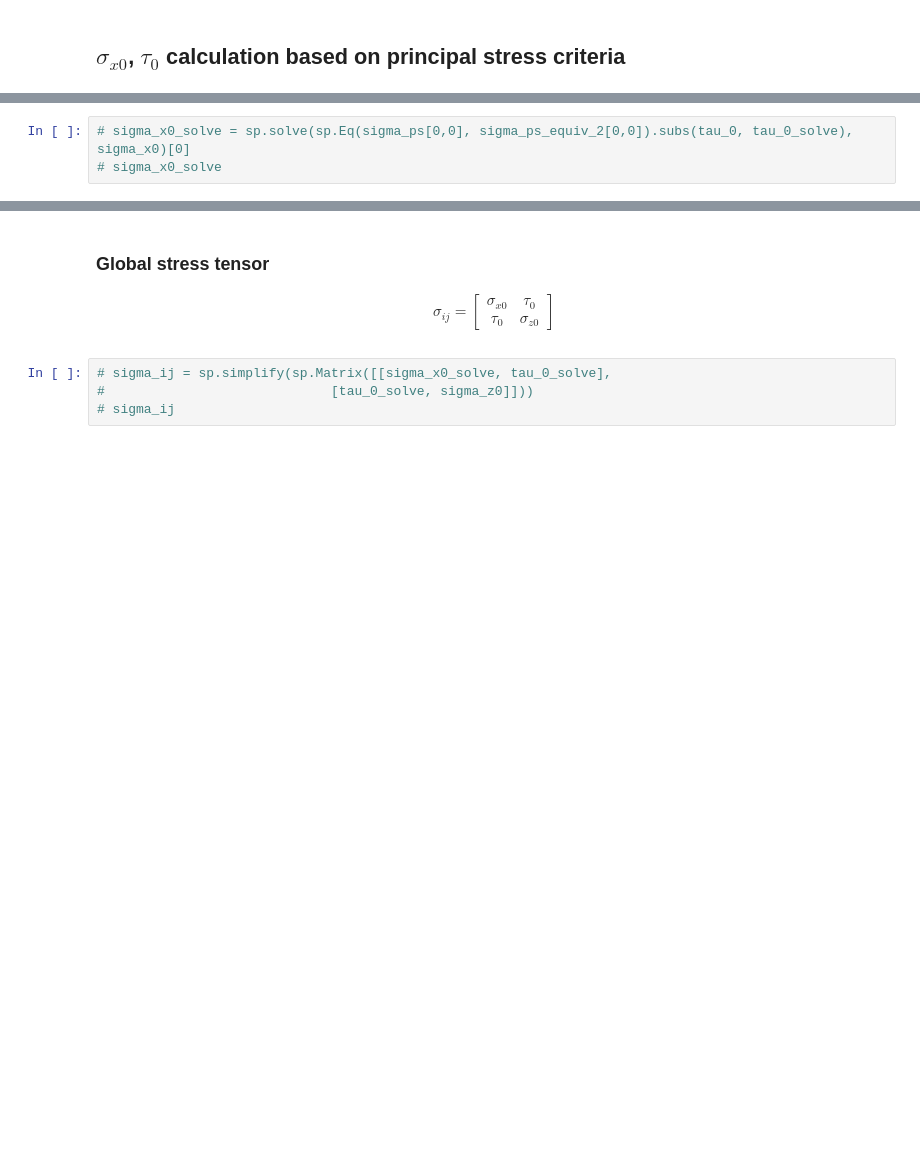
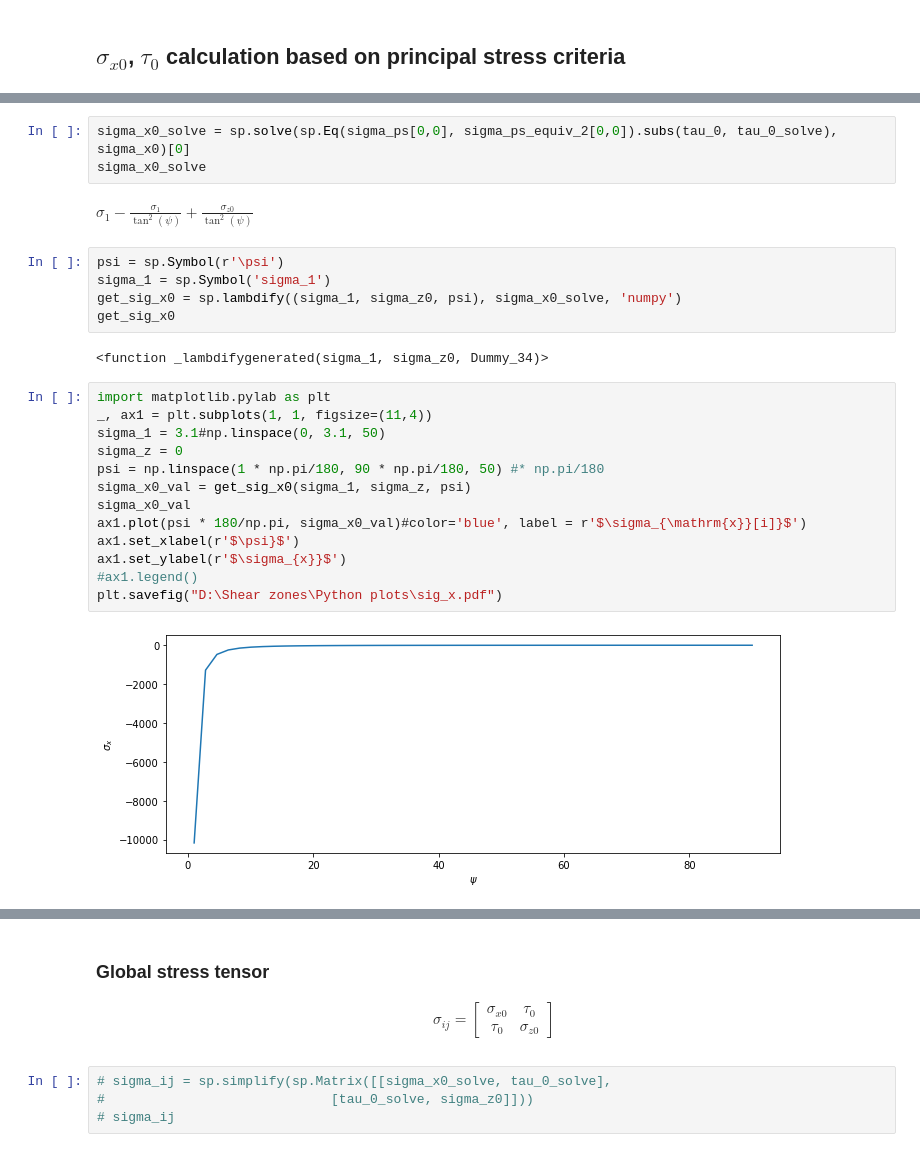
Before and after one commit to bmcs-group/bmcs_shear_zone, a Jupyter notebook: notebooks/fib/crack_tip_martin_concept_implementation_(fahad).ipynb, the cells around one changed output, grey strips where cells are left out. Drawn from its saved outputs; the diff is of its cells as text; blank space fills up the shorter version.

```diff
--- a/notebooks/fib/crack_tip_martin_concept_implementation_(fahad).ipynb
+++ b/notebooks/fib/crack_tip_martin_concept_implementation_(fahad).ipynb
@@ -223,3 +269,27 @@ $\displaystyle \frac{\sigma_{1} - \sigma_{z0}}{\tan{\left(\beta \right)}}$
 # %%
-# sigma_x0_solve = sp.solve(sp.Eq(sigma_ps[0,0], sigma_ps_equiv_2[0,0]).subs(tau_0, tau_0_solve), sigma_x0)[0]
-# sigma_x0_solve
+sigma_x0_solve = sp.solve(sp.Eq(sigma_ps[0,0], sigma_ps_equiv_2[0,0]).subs(tau_0, tau_0_solve), sigma_x0)[0]
+sigma_x0_solve
+# %% [output]
+$\displaystyle \sigma_{1} - \frac{\sigma_{1}}{\tan^{2}{\left(\psi \right)}} + \frac{\sigma_{z0}}{\tan^{2}{\left(\psi \right)}}$
+# %%
+psi = sp.Symbol(r'\psi')
+sigma_1 = sp.Symbol('sigma_1')
+get_sig_x0 = sp.lambdify((sigma_1, sigma_z0, psi), sigma_x0_solve, 'numpy')
+get_sig_x0
+# %% [output]
+<function _lambdifygenerated(sigma_1, sigma_z0, Dummy_34)>
+# %%
+import matplotlib.pylab as plt
+_, ax1 = plt.subplots(1, 1, figsize=(11,4))
+sigma_1 = 3.1#np.linspace(0, 3.1, 50)
+sigma_z = 0
+psi = np.linspace(1 * np.pi/180, 90 * np.pi/180, 50) #* np.pi/180
+sigma_x0_val = get_sig_x0(sigma_1, sigma_z, psi)
+sigma_x0_val
+ax1.plot(psi * 180/np.pi, sigma_x0_val)#color='blue', label = r'$\sigma_{\mathrm{x}}[i]}$')
+ax1.set_xlabel(r'$\psi}$')
+ax1.set_ylabel(r'$\sigma_{x}}$')
+#ax1.legend()
+plt.savefig("D:\Shear zones\Python plots\sig_x.pdf")
+# %% [output]
+[figure, added]
```
Also changed, not shown: parts of 57 cells of this notebook, 7 other files.
